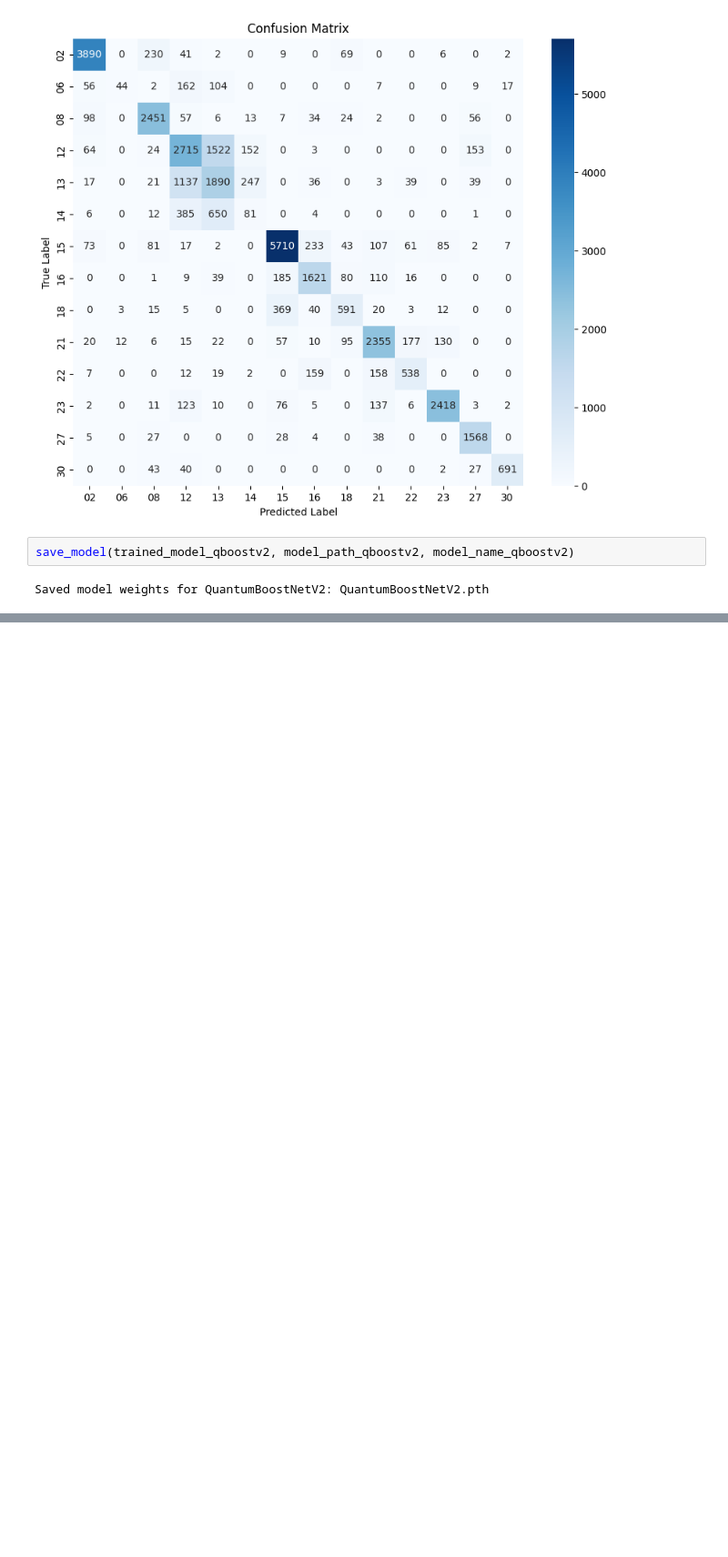
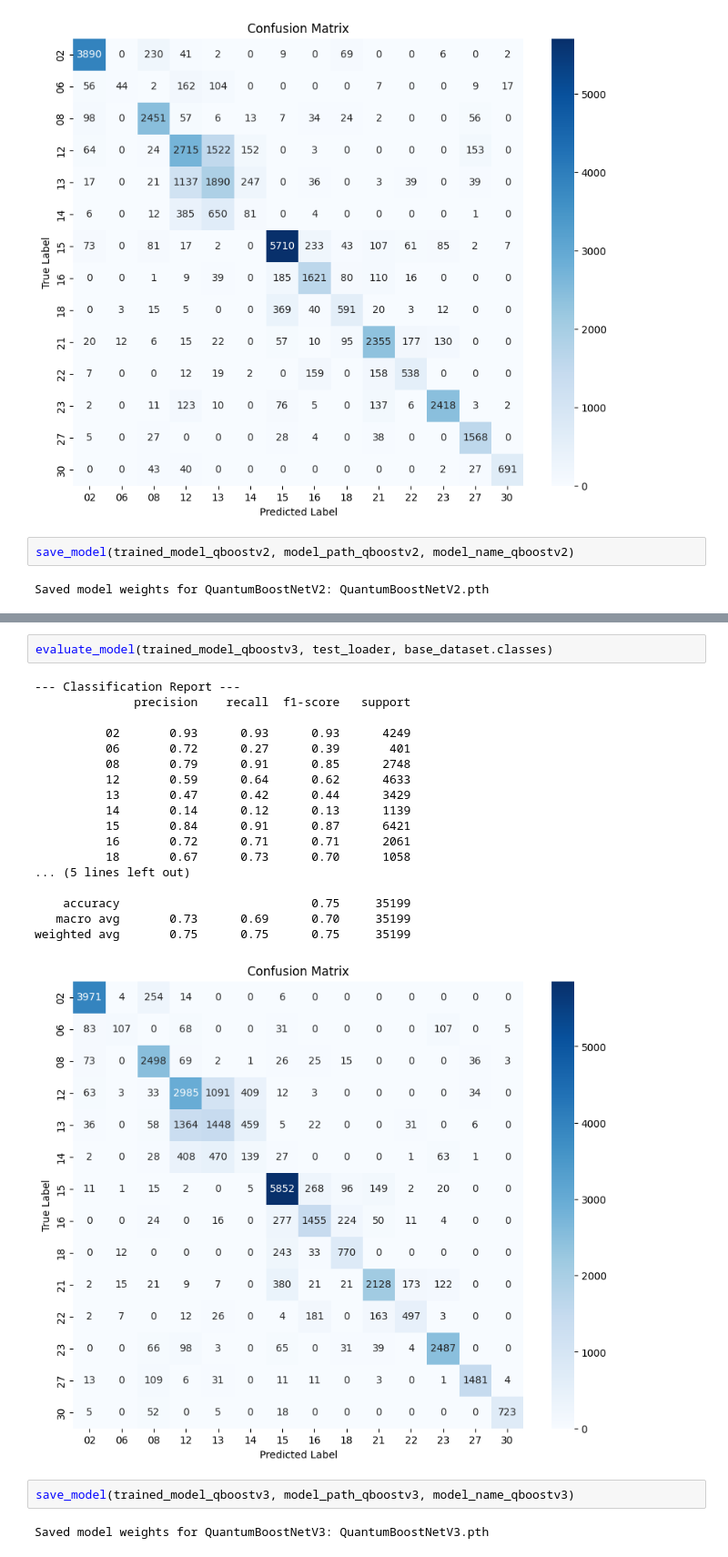
Before and after one commit to MihaiUM2001/CardioQML, a Jupyter notebook: ViewClassification.ipynb, the cells around one changed output, grey strips where cells are left out. Shown at 91% size. Cells and saved outputs as stored; diff of their text form; blank space fills up the shorter version.

```diff
--- a/ViewClassification.ipynb
+++ b/ViewClassification.ipynb
@@ -3224,0 +3616,25 @@ Saved model weights for QuantumBoostNetV2: QuantumBoostNetV2.pth
+# %%
+evaluate_model(trained_model_qboostv3, test_loader, base_dataset.classes)
+# %% [output]
+--- Classification Report ---
+              precision    recall  f1-score   support
+
+          02       0.93      0.93      0.93      4249
+          06       0.72      0.27      0.39       401
+          08       0.79      0.91      0.85      2748
+          12       0.59      0.64      0.62      4633
+          13       0.47      0.42      0.44      3429
+          14       0.14      0.12      0.13      1139
+          15       0.84      0.91      0.87      6421
+          16       0.72      0.71      0.71      2061
+          18       0.67      0.73      0.70      1058
+... (5 lines left out)
+
+    accuracy                           0.75     35199
+   macro avg       0.73      0.69      0.70     35199
+weighted avg       0.75      0.75      0.75     35199
+[figure, added]
+# %%
+save_model(trained_model_qboostv3, model_path_qboostv3, model_name_qboostv3)
+# %% [output]
+Saved model weights for QuantumBoostNetV3: QuantumBoostNetV3.pth
```
Also changed, not shown: parts of 13 cells of this notebook.
